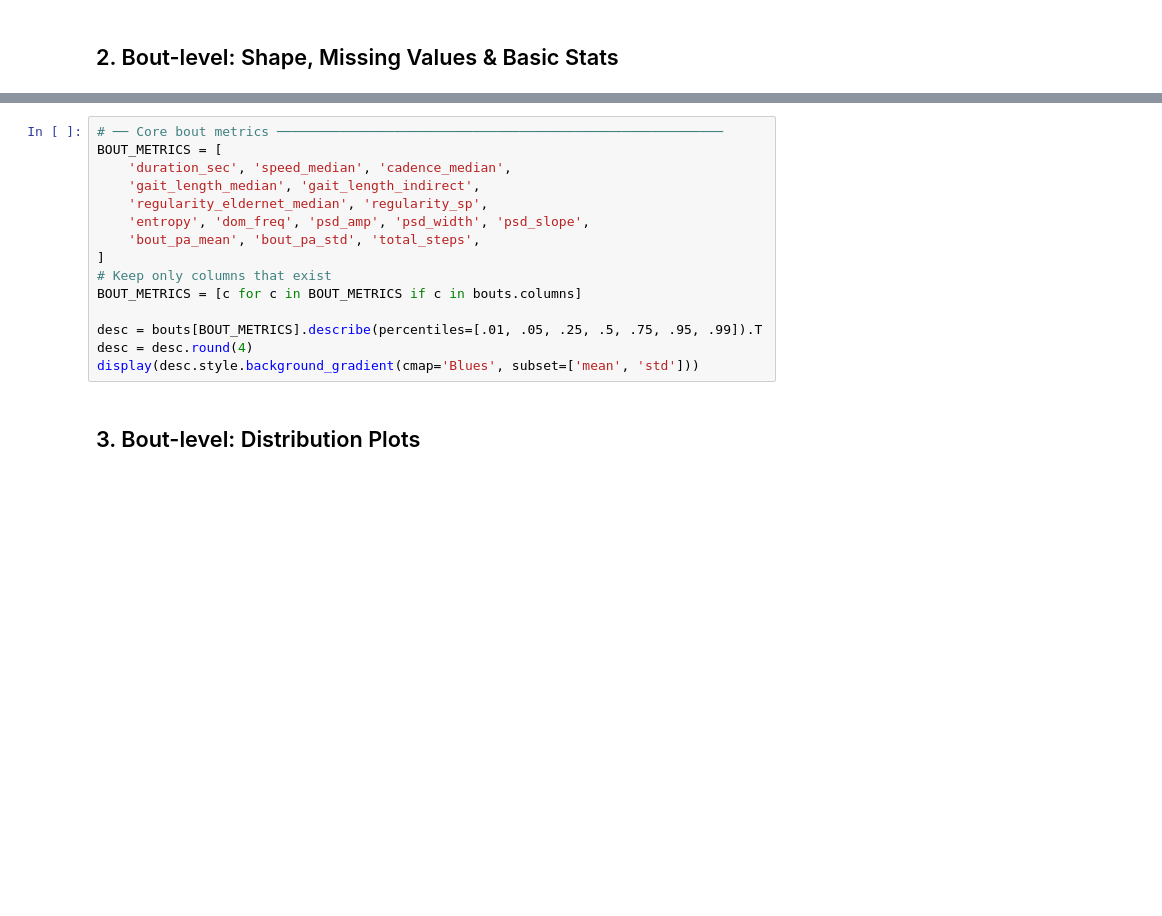
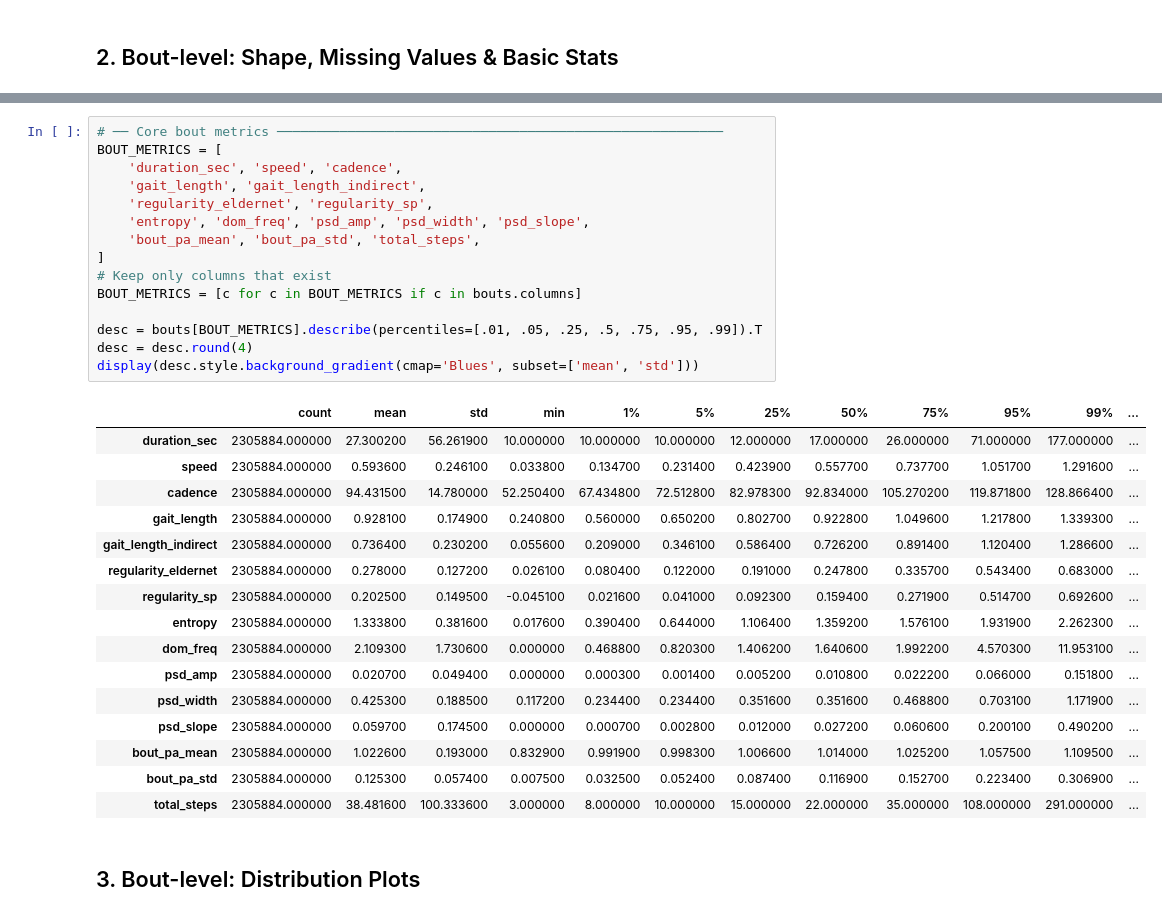
Before and after one commit to yonbrand/rush_pipeline, a Jupyter notebook: eda_pipeline_outputs.ipynb, the cells around one changed output, grey strips where cells are left out. Cells and saved outputs as stored; diff of their text form; blank space fills up the shorter version.

```diff
--- a/eda_pipeline_outputs.ipynb
+++ b/eda_pipeline_outputs.ipynb
@@ -87,18 +95,35 @@ else:
 # %%
 # ── Core bout metrics ─────────────────────────────────────────────────────────
 BOUT_METRICS = [
-    'duration_sec', 'speed_median', 'cadence_median',
-    'gait_length_median', 'gait_length_indirect',
-    'regularity_eldernet_median', 'regularity_sp',
+    'duration_sec', 'speed', 'cadence',
+    'gait_length', 'gait_length_indirect',
+    'regularity_eldernet', 'regularity_sp',
     'entropy', 'dom_freq', 'psd_amp', 'psd_width', 'psd_slope',
     'bout_pa_mean', 'bout_pa_std', 'total_steps',
 ]
 # Keep only columns that exist
 BOUT_METRICS = [c for c in BOUT_METRICS if c in bouts.columns]
 
 desc = bouts[BOUT_METRICS].describe(percentiles=[.01, .05, .25, .5, .75, .95, .99]).T
 desc = desc.round(4)
 display(desc.style.background_gradient(cmap='Blues', subset=['mean', 'std']))
+# %% [output]
+|  | count | mean | std | min | 1% | 5% | 25% | 50% | 75% | 95% | 99% | ... |
+| duration_sec | 2305884.000000 | 27.300200 | 56.261900 | 10.000000 | 10.000000 | 10.000000 | 12.000000 | 17.000000 | 26.000000 | 71.000000 | 177.000000 | ... |
+| speed | 2305884.000000 | 0.593600 | 0.246100 | 0.033800 | 0.134700 | 0.231400 | 0.423900 | 0.557700 | 0.737700 | 1.051700 | 1.291600 | ... |
+| cadence | 2305884.000000 | 94.431500 | 14.780000 | 52.250400 | 67.434800 | 72.512800 | 82.978300 | 92.834000 | 105.270200 | 119.871800 | 128.866400 | ... |
+| gait_length | 2305884.000000 | 0.928100 | 0.174900 | 0.240800 | 0.560000 | 0.650200 | 0.802700 | 0.922800 | 1.049600 | 1.217800 | 1.339300 | ... |
+| gait_length_indirect | 2305884.000000 | 0.736400 | 0.230200 | 0.055600 | 0.209000 | 0.346100 | 0.586400 | 0.726200 | 0.891400 | 1.120400 | 1.286600 | ... |
+| regularity_eldernet | 2305884.000000 | 0.278000 | 0.127200 | 0.026100 | 0.080400 | 0.122000 | 0.191000 | 0.247800 | 0.335700 | 0.543400 | 0.683000 | ... |
+| regularity_sp | 2305884.000000 | 0.202500 | 0.149500 | -0.045100 | 0.021600 | 0.041000 | 0.092300 | 0.159400 | 0.271900 | 0.514700 | 0.692600 | ... |
+| entropy | 2305884.000000 | 1.333800 | 0.381600 | 0.017600 | 0.390400 | 0.644000 | 1.106400 | 1.359200 | 1.576100 | 1.931900 | 2.262300 | ... |
+| dom_freq | 2305884.000000 | 2.109300 | 1.730600 | 0.000000 | 0.468800 | 0.820300 | 1.406200 | 1.640600 | 1.992200 | 4.570300 | 11.953100 | ... |
+| psd_amp | 2305884.000000 | 0.020700 | 0.049400 | 0.000000 | 0.000300 | 0.001400 | 0.005200 | 0.010800 | 0.022200 | 0.066000 | 0.151800 | ... |
+| psd_width | 2305884.000000 | 0.425300 | 0.188500 | 0.117200 | 0.234400 | 0.234400 | 0.351600 | 0.351600 | 0.468800 | 0.703100 | 1.171900 | ... |
+| psd_slope | 2305884.000000 | 0.059700 | 0.174500 | 0.000000 | 0.000700 | 0.002800 | 0.012000 | 0.027200 | 0.060600 | 0.200100 | 0.490200 | ... |
+| bout_pa_mean | 2305884.000000 | 1.022600 | 0.193000 | 0.832900 | 0.991900 | 0.998300 | 1.006600 | 1.014000 | 1.025200 | 1.057500 | 1.109500 | ... |
+| bout_pa_std | 2305884.000000 | 0.125300 | 0.057400 | 0.007500 | 0.032500 | 0.052400 | 0.087400 | 0.116900 | 0.152700 | 0.223400 | 0.306900 | ... |
+| total_steps | 2305884.000000 | 38.481600 | 100.333600 | 3.000000 | 8.000000 | 10.000000 | 15.000000 | 22.000000 | 35.000000 | 108.000000 | 291.000000 | ... |
 # %% [markdown]
 ## 3. Bout-level: Distribution Plots
 # %%
```
Also changed, not shown: parts of 29 cells of this notebook.
